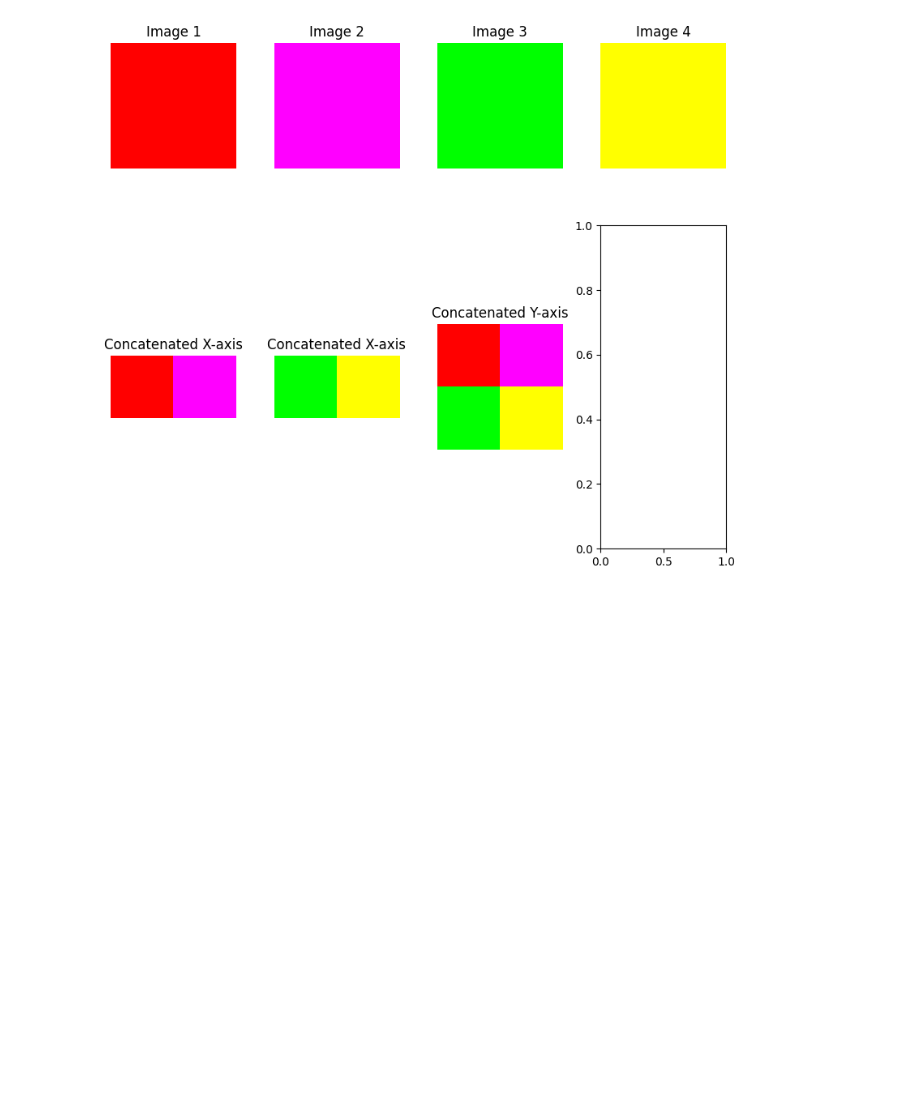
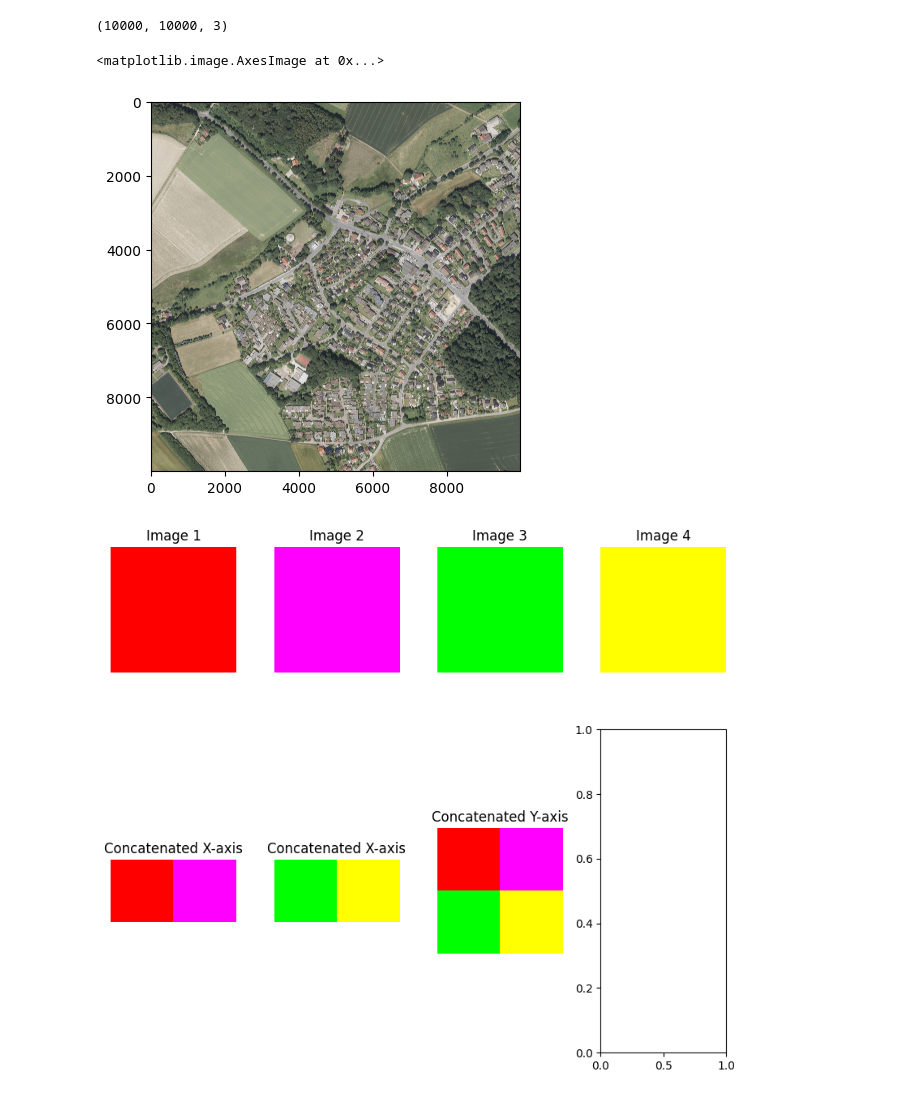
Before and after one commit to krispypancakes/OrthoStitch, a Jupyter notebook: stuff.ipynb, the cells around one changed output. Drawn from its saved outputs; the diff is of its cells as text; code cells hidden in the pictures; blank space fills up the shorter version.

```diff
--- a/stuff.ipynb
+++ b/stuff.ipynb
@@ -24,3 +24,10 @@ image_array_2 = np.array(image2)
+# %%
+print(image_array_1.shape)
+plt.imshow(image_array_1)
+# %% [output]
+(10000, 10000, 3)
+<matplotlib.image.AxesImage at 0x...>
+[figure, added]
 # %%
 red = [255, 0, 0]
 green = [0, 255, 0]
```
Also changed, not shown: parts of 2 cells of this notebook.
